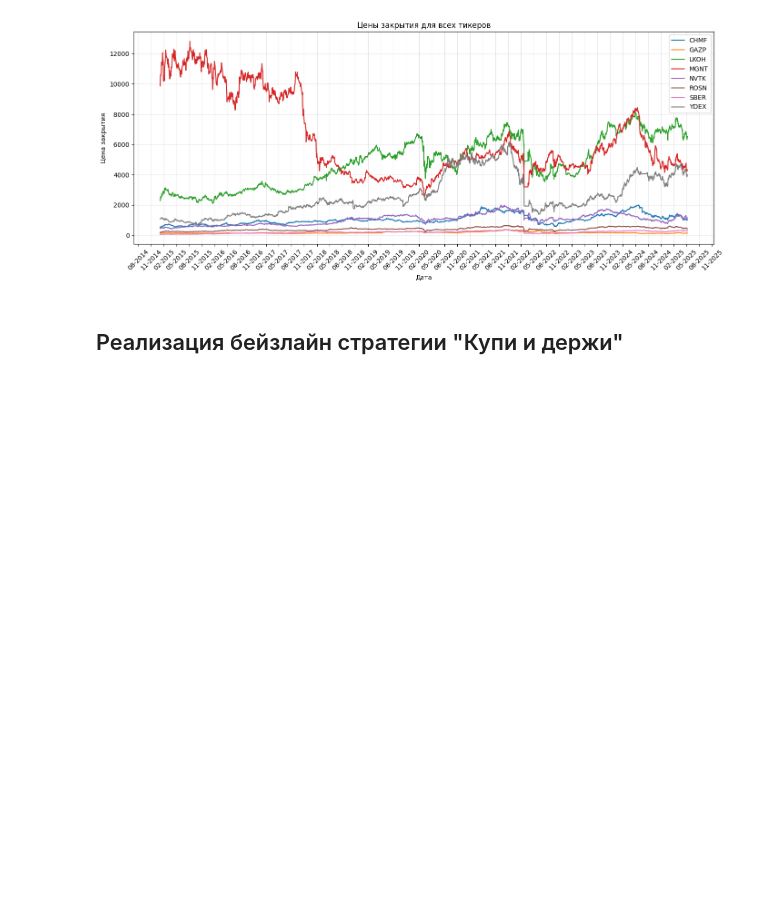
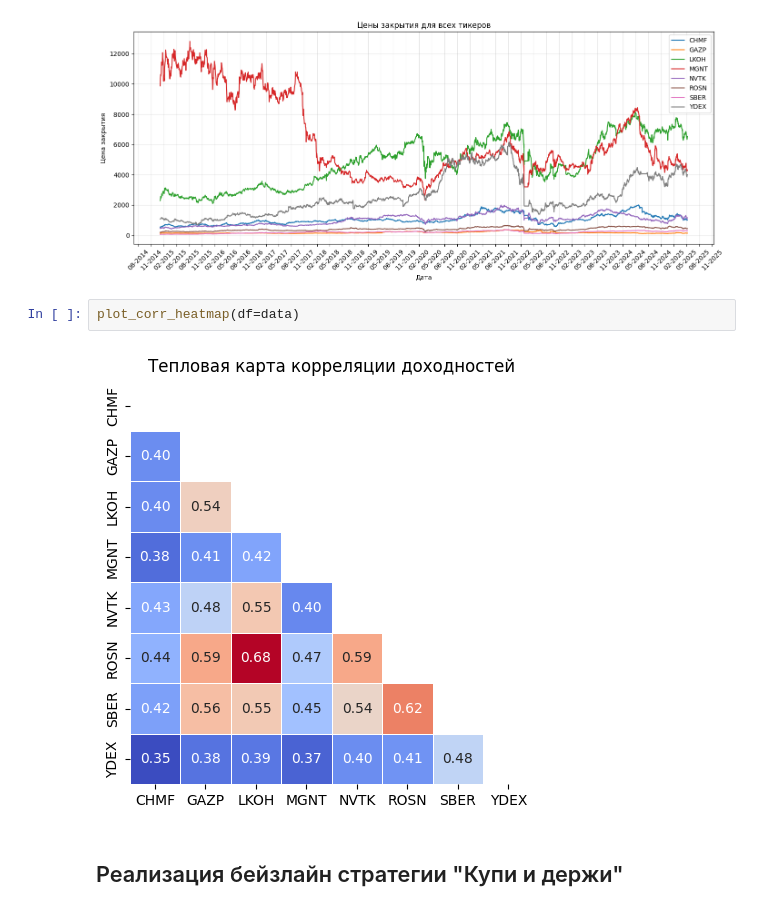
Before and after one commit to garotar/PortfolioOptimization, a Jupyter notebook: experiments.ipynb, the cells around one changed output. Cells and saved outputs as stored; diff of their text form; blank space fills up the shorter version.

```diff
--- a/experiments.ipynb
+++ b/experiments.ipynb
@@ -148,6 +147,10 @@ dtype: int64
 plot_close_prices(df=data)
 # %% [output]
 [figure]
+# %%
+plot_corr_heatmap(df=data)
+# %% [output]
+[figure, added]
 # %% [markdown]
 ## Реализация бейзлайн стратегии "Купи и держи"
 # %% [markdown]
```
Also changed, not shown: parts of 39 cells of this notebook, 5 other files.
